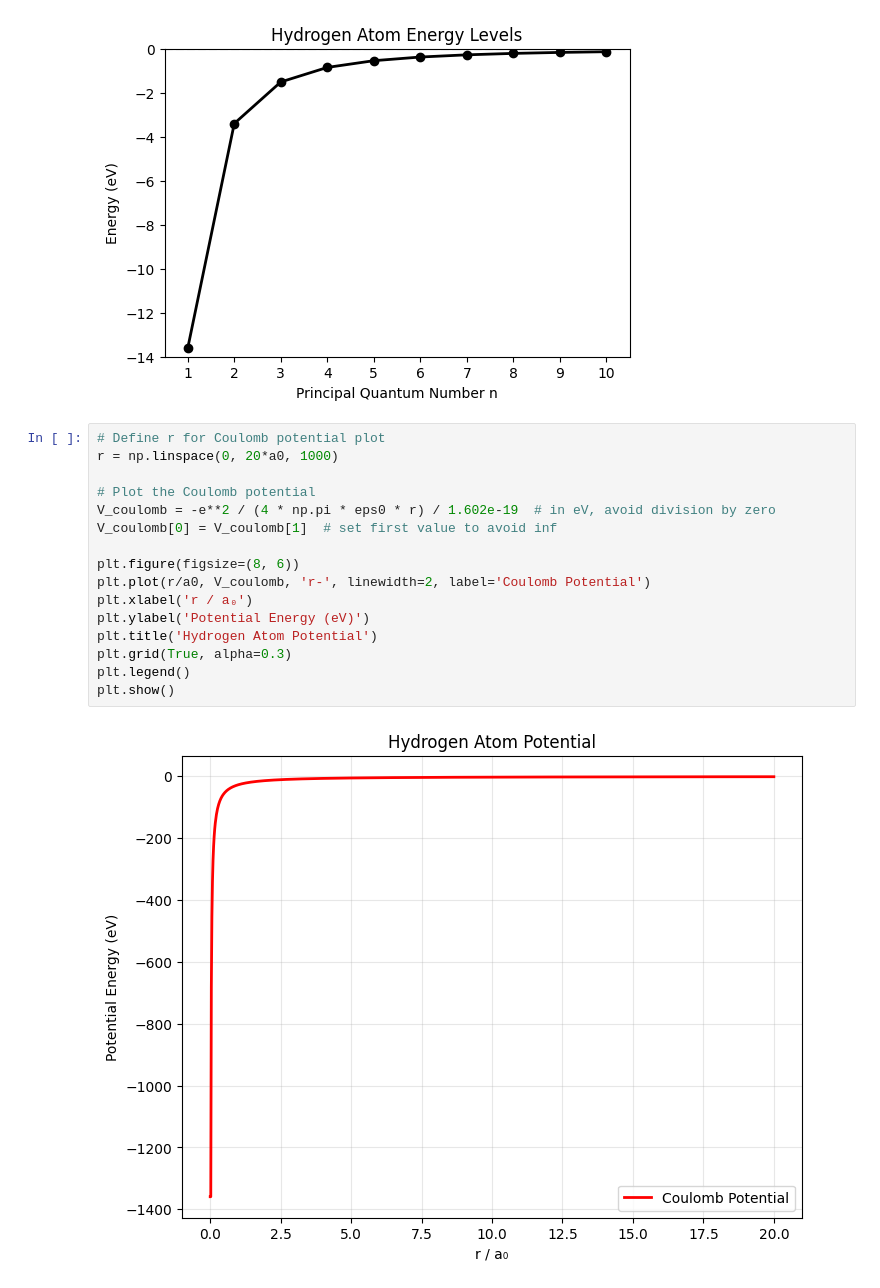
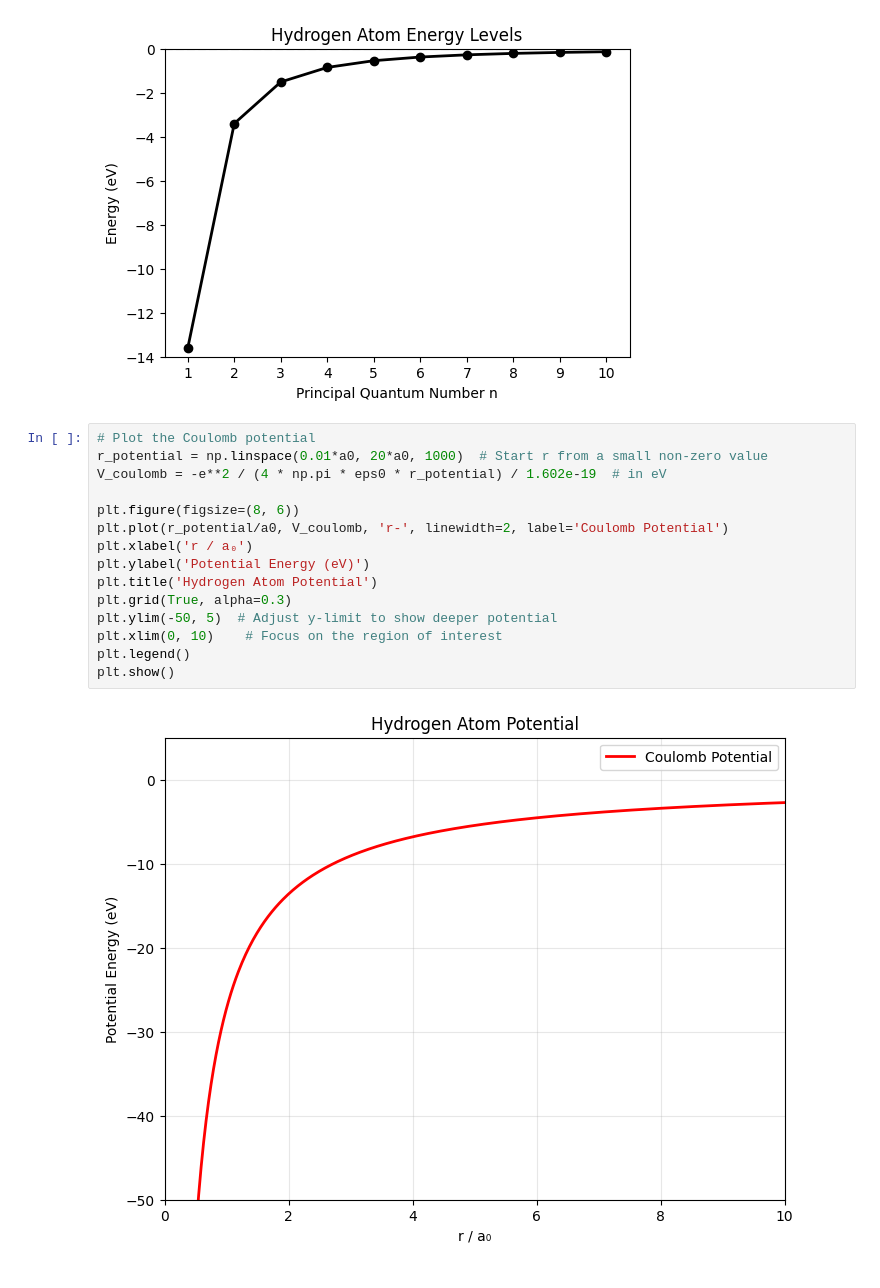
Before and after one commit to BBCnewslondon/Atomic-physics, a Jupyter notebook: chapter3_hydrogen.ipynb, the cells around one changed output. Drawn from its saved outputs; the diff is of its cells as text.

Commit message:
made graph more readable

```diff
--- a/chapter3_hydrogen.ipynb
+++ b/chapter3_hydrogen.ipynb
@@ -153,20 +153,19 @@ plt.show()
 # %% [output]
 [figure]
 # %%
-# Define r for Coulomb potential plot
-r = np.linspace(0, 20*a0, 1000)
-
 # Plot the Coulomb potential
-V_coulomb = -e**2 / (4 * np.pi * eps0 * r) / 1.602e-19  # in eV, avoid division by zero
-V_coulomb[0] = V_coulomb[1]  # set first value to avoid inf
+r_potential = np.linspace(0.01*a0, 20*a0, 1000)  # Start r from a small non-zero value
+V_coulomb = -e**2 / (4 * np.pi * eps0 * r_potential) / 1.602e-19  # in eV
 
 plt.figure(figsize=(8, 6))
-plt.plot(r/a0, V_coulomb, 'r-', linewidth=2, label='Coulomb Potential')
+plt.plot(r_potential/a0, V_coulomb, 'r-', linewidth=2, label='Coulomb Potential')
 plt.xlabel('r / a₀')
 plt.ylabel('Potential Energy (eV)')
 plt.title('Hydrogen Atom Potential')
 plt.grid(True, alpha=0.3)
+plt.ylim(-50, 5)  # Adjust y-limit to show deeper potential
+plt.xlim(0, 10)    # Focus on the region of interest
 plt.legend()
 plt.show()
 # %% [output]
-[figure, old version]
+[figure, new version]
```
